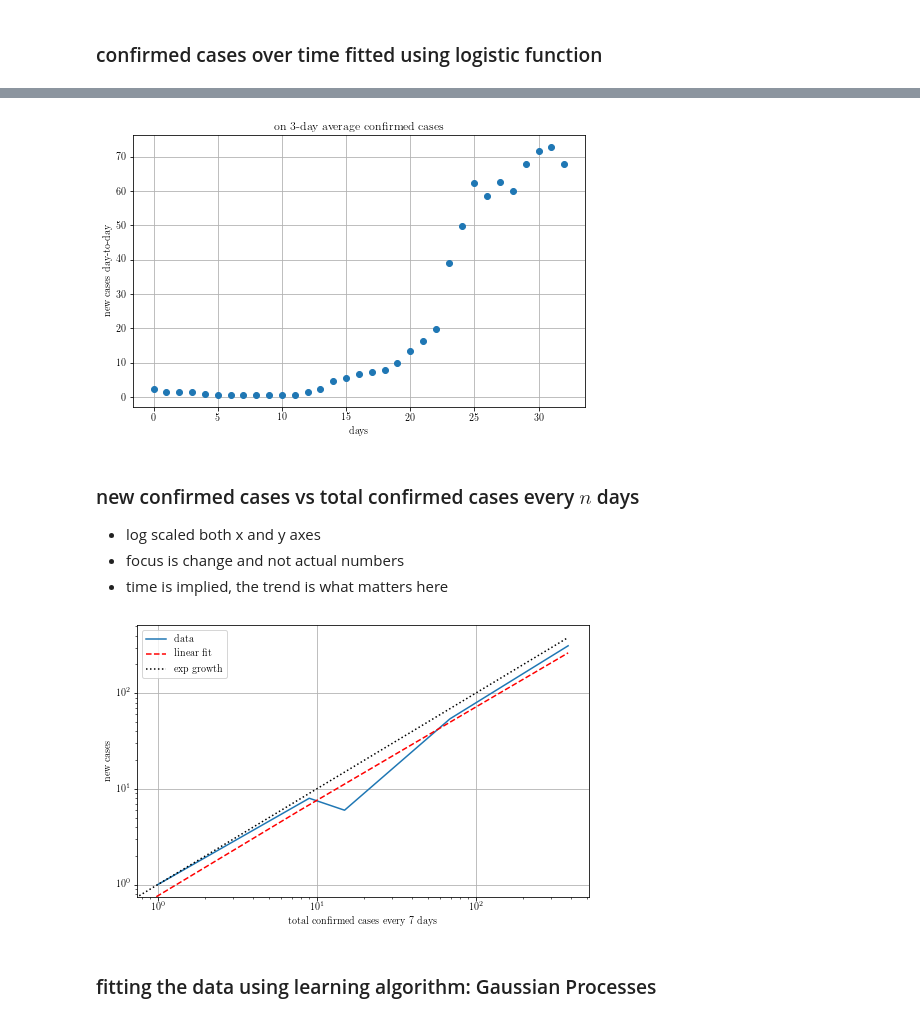
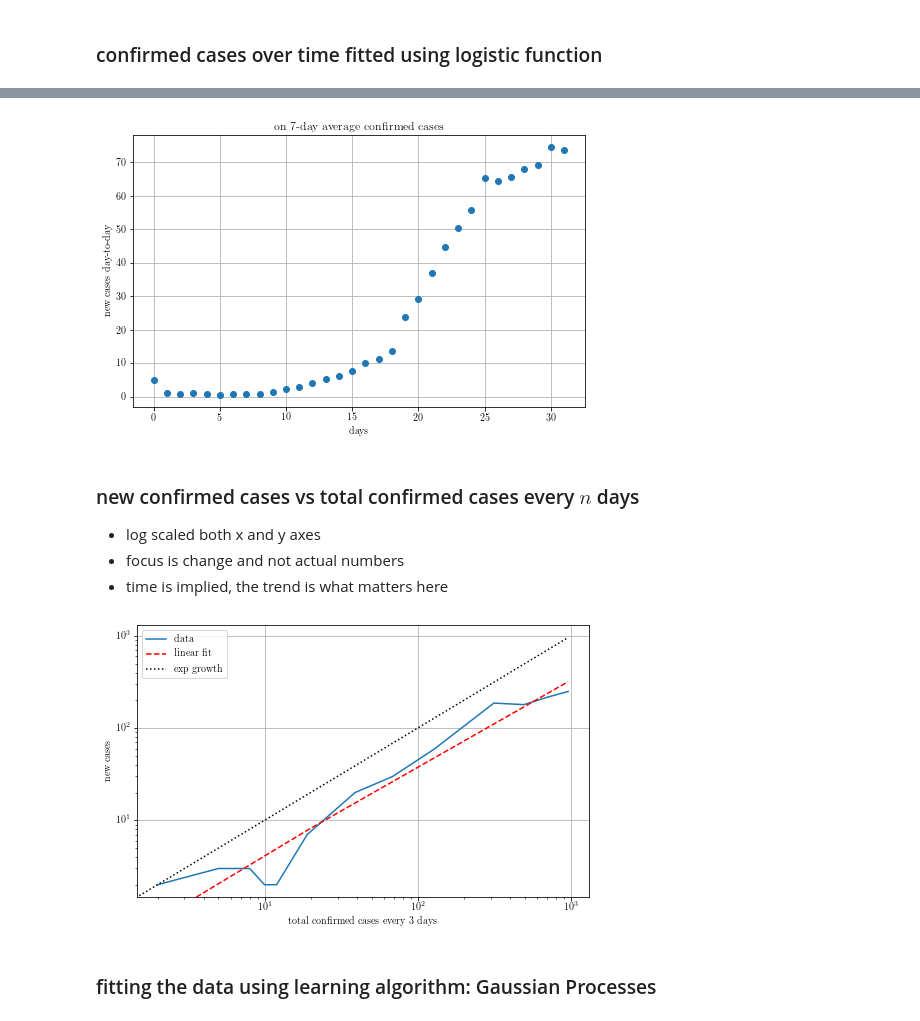
Before and after one commit to akapet00/coropy, a Jupyter notebook: covid-19.ipynb, the cells around one changed output, grey strips where cells are left out. Cells and saved outputs as stored; diff of their text form; code cells hidden in the pictures.

```diff
--- a/covid-19.ipynb
+++ b/covid-19.ipynb
@@ -19,6 +19,12 @@ latexconfig()
 # %%
 # data
 confirmed_cases = np.loadtxt('data/dataset.dat')
+
+# train-test split
+ratio = 1.0
+train_size = int(ratio * len(confirmed_cases))
+test_cases = confirmed_cases[train_size:]
+confirmed_cases = confirmed_cases[:train_size]
 
 # normalized data
 normalized_confirmed_cases = normalize(confirmed_cases)
@@ -86,5 +94,5 @@ plt.show()
 # %%
-n_avg = 3
+n_avg = 7
 confirmed_averaged = moving_average(confirmed_cases, n=n_avg)
 
 new_cases = []
@@ -104,8 +112,9 @@ plt.title(f'on {n_avg}-day average confirmed cases')
 
 plt.grid()
 plt.show()
+fig.savefig('figs/7-day-avg-new-cases-val_v_time.pdf', bbox_inches='tight')
 # %% [output]
-[figure, old version]
+[figure, new version]
 # %% [markdown]
 ### new confirmed cases vs total confirmed cases every $n$ days
 
@@ -117,7 +126,7 @@ plt.show()
 iterations, *_ = confirmed_cases.shape
 confirmed_cases_periodically = []
 epoch = 0
-period = 7
+period = 3
 while epoch < iterations:
     confirmed_cases_periodically.append(confirmed_cases[epoch])
     epoch += period
@@ -125,34 +134,35 @@ while epoch < iterations:
 confirmed_cases_periodically = np.array(confirmed_cases_periodically)
 
 new_cases = []
 for epoch, csp in enumerate(confirmed_cases_periodically):
     if epoch==0:
         new_cases.append(csp)
     else:
         new_cases.append(confirmed_cases_periodically[epoch] - confirmed_cases_periodically[epoch-1])
 
 new_cases = np.array(new_cases)
 
 fig = plt.figure(figsize=figsize(1.5,1))
 ax = fig.add_subplot(111)
 ax.loglog(confirmed_cases_periodically, new_cases, '-', label='data')
 plt.xlabel(f'total confirmed cases every {period} days')
 plt.ylabel(f'new cases')
 
 # fitting it linearly to check if the growth is exponential
 _x = np.linspace(0, np.max(confirmed_cases_periodically))
 k, b = np.polyfit(np.log(confirmed_cases_periodically), np.log(new_cases), 1)
 y = _x**k * np.exp(b)
 ax.plot(_x, y, 'r--', label='linear fit')
 
 # exponential growth ground
 ax.plot(_x, _x, 'k:', label='exp growth')
 
 plt.grid()
 plt.legend()
 plt.show()
+fig.savefig('figs/new-cases_v_7-day-avg-total-cases.pdf', bbox_inches='tight')
 # %% [output]
-[figure, old version]
+[figure, new version]
 # %% [markdown]
 ### fitting the data using learning algorithm: Gaussian Processes
 # %%
```
Also changed, not shown: parts of 6 cells of this notebook, 15 other files.
